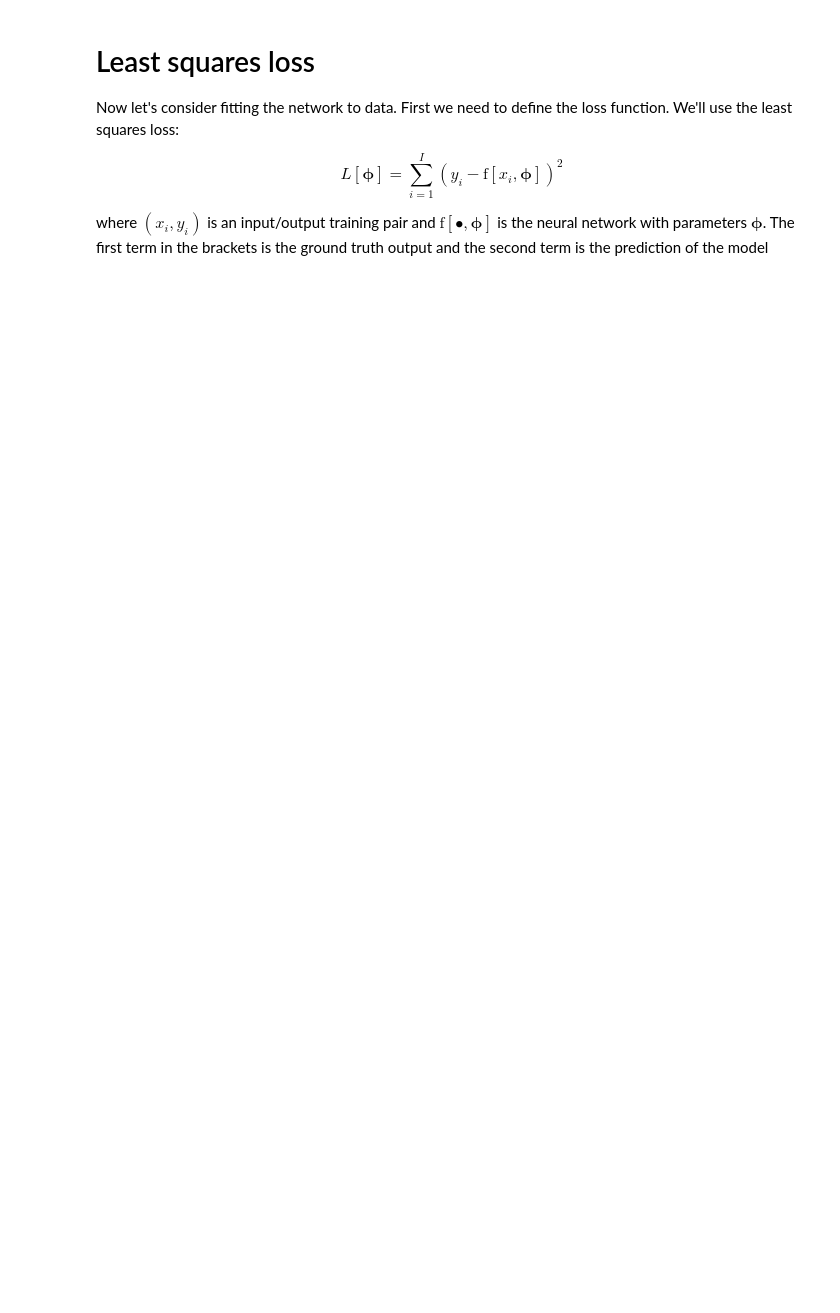
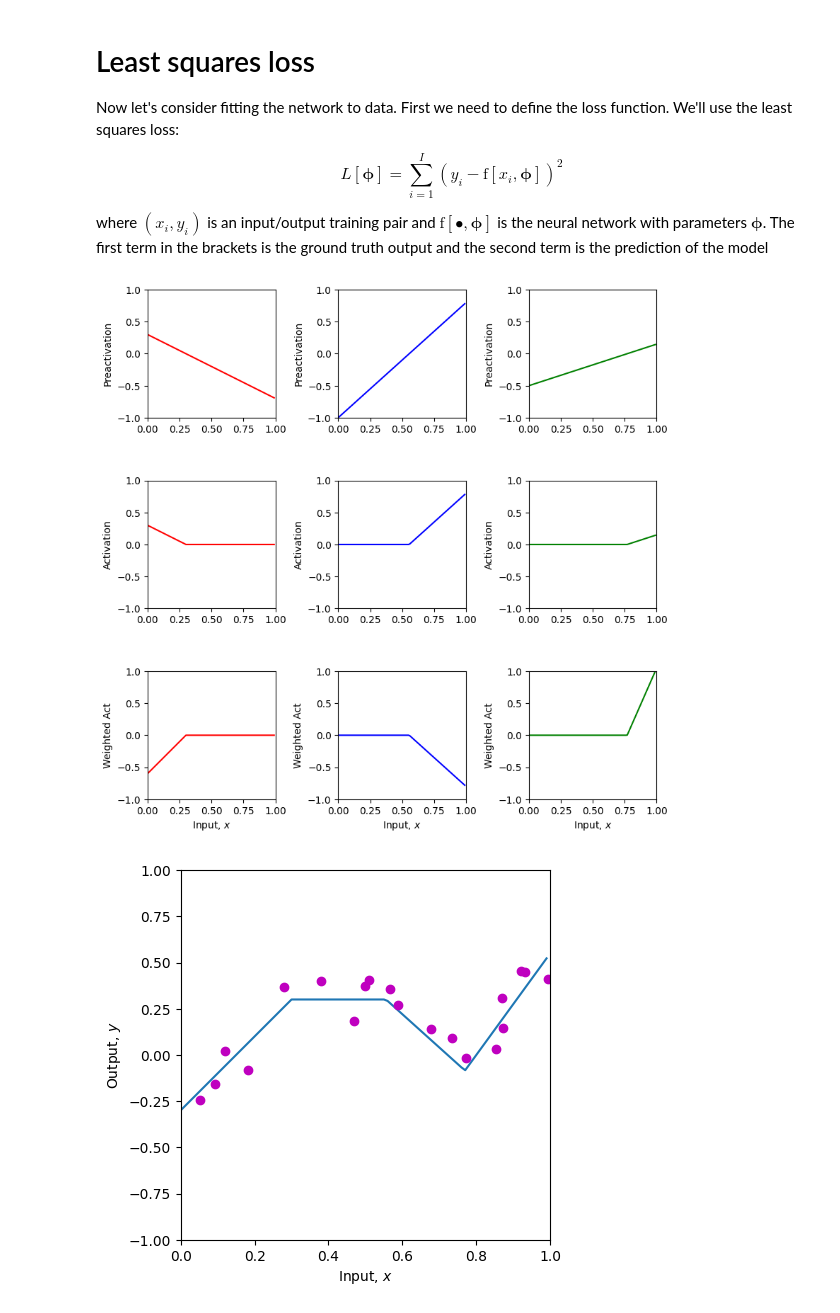
Before and after one commit to abubake/abubake, a Jupyter notebook: Notebooks/Chap03/3_1_Shallow_Networks_I.ipynb, the cells around one changed output. Drawn from its saved outputs; the diff is of its cells as text; code cells hidden in the pictures; blank space fills up the shorter version.

```diff
--- a/Notebooks/Chap03/3_1_Shallow_Networks_I.ipynb
+++ b/Notebooks/Chap03/3_1_Shallow_Networks_I.ipynb
@@ -193,44 +204,46 @@ def least_squares_loss(y_train, y_predict):
   # TODO Replace the line below to compute the sum of squared
   # differences between the real values of y and the predicted values from the model f[x_i,phi]
   # (see figure 2.2 of the book)
-  # you will need to use the function np.sum
-  loss = 0
+  loss = np.sum((y_train - y_predict)**2)
 
   return loss
 # %%
 # Now lets define some parameters, run the neural network, and compute the loss
 theta_10 =  0.3 ; theta_11 = -1.0
-theta_20 = -1.0  ; theta_21 = 2.0
+theta_20 = -1.0  ; theta_21 = 1.8
 theta_30 = -0.5  ; theta_31 = 0.65
-phi_0 = -0.3; phi_1 = 2.0; phi_2 = -1.0; phi_3 = 7.0
+phi_0 = 0.3; phi_1 = -2.0; phi_2 = -1.0; phi_3 = 7.0
 
 # Define a range of input values
 x = np.arange(0,1,0.01)
 
 x_train = np.array([0.09291784,0.46809093,0.93089486,0.67612654,0.73441752,0.86847339,\
                    0.49873225,0.51083168,0.18343972,0.99380898,0.27840809,0.38028817,\
                    0.12055708,0.56715537,0.92005746,0.77072270,0.85278176,0.05315950,\
                    0.87168699,0.58858043])
 y_train = np.array([-0.15934537,0.18195445,0.451270150,0.13921448,0.09366691,0.30567674,\
                     0.372291170,0.40716968,-0.08131792,0.41187806,0.36943738,0.3994327,\
                     0.019062570,0.35820410,0.452564960,-0.0183121,0.02957665,-0.24354444, \
                     0.148038840,0.26824970])
 
 # We run the neural network for each of these input values
 y, pre_1, pre_2, pre_3, act_1, act_2, act_3, w_act_1, w_act_2, w_act_3 = \
     shallow_1_1_3(x, ReLU, phi_0,phi_1,phi_2,phi_3, theta_10, theta_11, theta_20, theta_21, theta_30, theta_31)
 # And then plot it
 plot_neural(x, y, pre_1, pre_2, pre_3, act_1, act_2, act_3, w_act_1, w_act_2, w_act_3, plot_all=True, x_data = x_train, y_data = y_train)
 
 # Run the neural network on the training data
 y_predict, *_ = shallow_1_1_3(x_train, ReLU, phi_0,phi_1,phi_2,phi_3, theta_10, theta_11, theta_20, theta_21, theta_30, theta_31)
 
 # Compute the least squares loss and print it out
 loss = least_squares_loss(y_train,y_predict)
 print('Your Loss = %3.3f, True value = 9.385'%(loss))
 
 # TODO.  Manipulate the parameters (by hand!) to make the function
 # fit the data better and try to reduce the loss to as small a number
 # as possible.  The best that I could do was 0.181
 # Tip... start by manipulating phi_0.
 # It's not that easy, so don't spend too much time on this!
+# %% [output]
+[figure, added]
+[figure, added]
```
Also changed, not shown: parts of 2 cells of this notebook.
